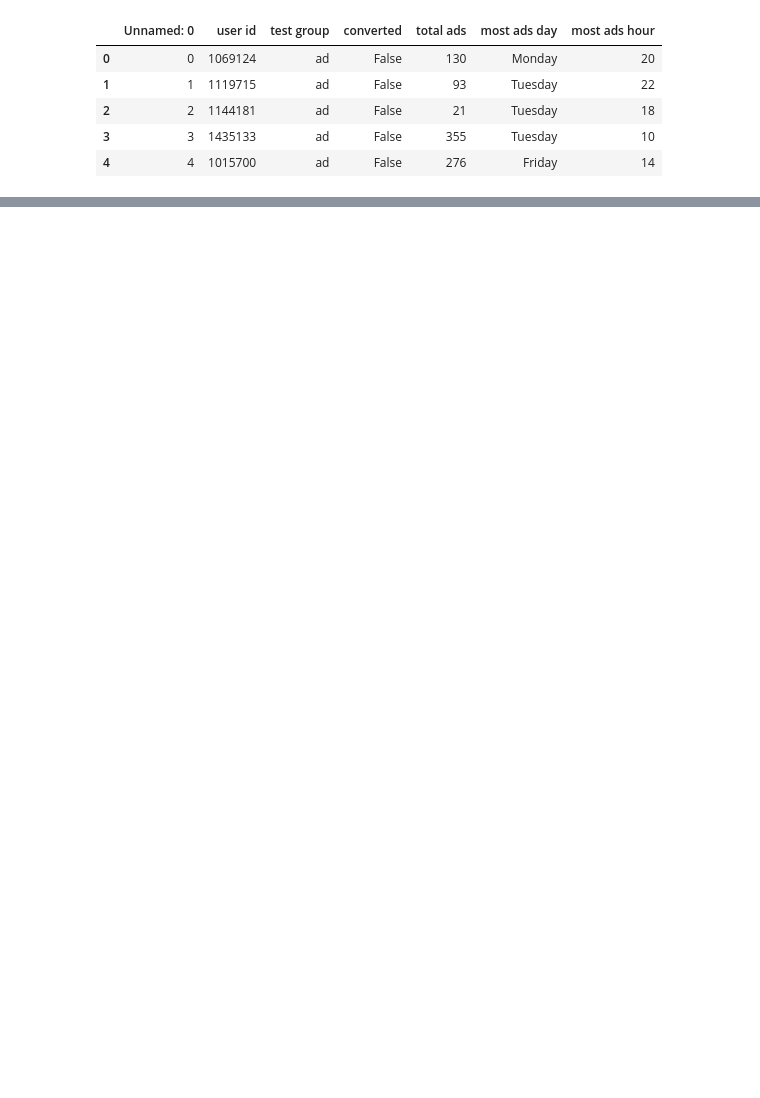
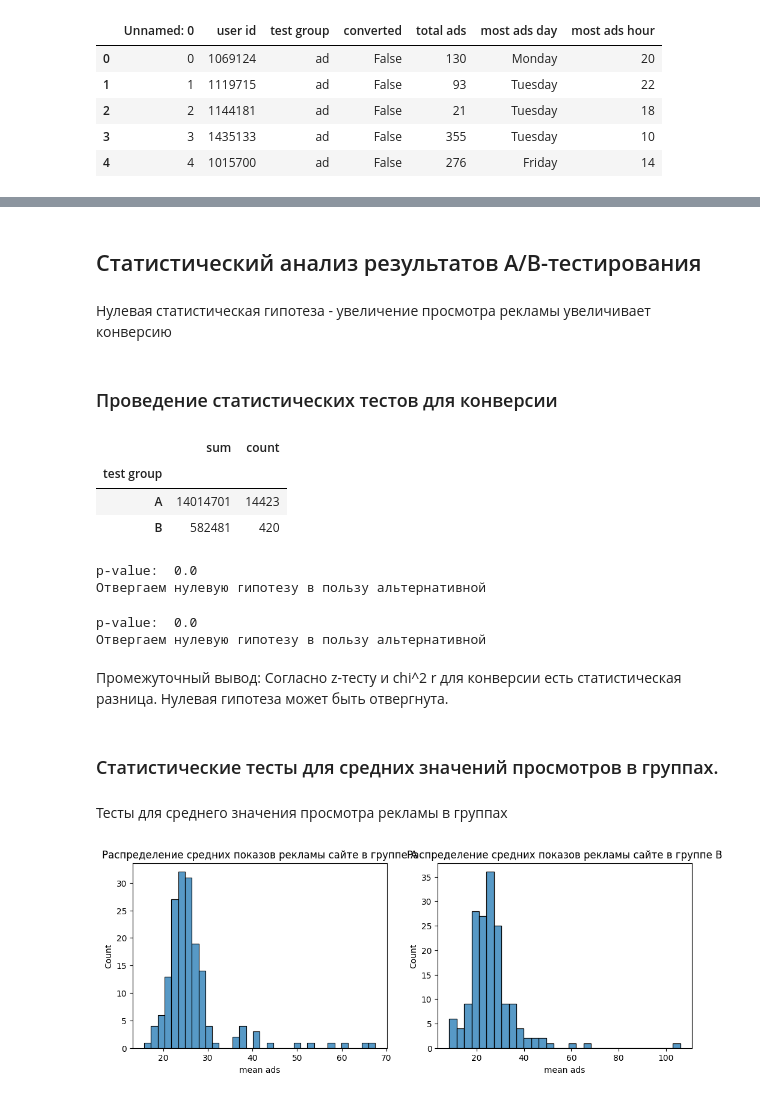
Before and after one commit to santerr80/BPMO_final, a Jupyter notebook: main.ipynb, the cells around one changed output, grey strips where cells are left out. Saved outputs shown, nothing was run; the diff lists cells and outputs as text; code cells hidden in the pictures; blank space fills up the shorter version.

```diff
--- a/main.ipynb
+++ b/main.ipynb
@@ -123,0 +139,80 @@ Text(0.5, 1.0, 'График конверсии по дням')
+# %% [markdown]
+## Cтатистический анализ результатов A/B-тестирования
+# %% [markdown]
+Нулевая статистическая гипотеза - увеличение просмотра рекламы увеличивает конверсию
+# %% [markdown]
+### Проведение статистических тестов для конверсии
+# %%
+from statsmodels.stats.proportion import proportions_ztest
+
+converted_piv = daily_data.groupby('test group').agg(
+    sum=('total ads', 'sum'),
+    count=('converted', 'sum'))
+display(converted_piv)
+# %% [output]
+|  | sum | count |
+| test group |  |  |
+| A | 14014701 | 14423 |
+| B | 582481 | 420 |
+# %%
+
+alpha = 0.05 # уровень значимости
+# вычисляем значение p-value для z-теста для пропорций
+_, p_value = proportions_ztest(
+    count=converted_piv['count'], #число «успехов»
+    nobs=converted_piv['sum'], #общее число наблюдений
+    alternative='two-sided')
+
+# выводим результат на экран
+print('p-value: ', round(p_value, 3))
+
+# сравниваем полученное p-value с уровнем значимости
+if (p_value <= alpha):
+    print("Отвергаем нулевую гипотезу в пользу альтернативной")
+else:
+    print("У нас нет оснований отвергнуть нулевую гипотезу")
+# %% [output]
+p-value:  0.0
+Отвергаем нулевую гипотезу в пользу альтернативной
+# %%
+from statsmodels.stats.proportion import proportions_chisquare
+
+alpha = 0.05 # уровень значимости
+# вычисляем значение p-value для Z-теста для пропорций
+_, p_value, c = proportions_chisquare(
+    count=converted_piv['count'], #число «успехов»
+    nobs=converted_piv['sum'] #общее число наблюдений
+)
+# выводим результат на экран
+print('p-value: ', round(p_value, 3))
+# сравниваем полученное p-value с уровнем значимости
+if (p_value <= alpha):
+    print("Отвергаем нулевую гипотезу в пользу альтернативной")
+else:
+    print("У нас нет оснований отвергнуть нулевую гипотезу")
+# %% [output]
+p-value:  0.0
+Отвергаем нулевую гипотезу в пользу альтернативной
+# %% [markdown]
+Промежуточный вывод:
+Согласно z-тесту  и chi^2 r для конверсии есть статистическая разница. Нулевая гипотеза может быть отвергнута.
+# %% [markdown]
+### Статистические тесты для средних значений просмотров в группах.
+# %% [markdown]
+Тесты для среднего значения просмотра рекламы в группах
+# %%
+data_a = daily_data[daily_data['test group'] == 'A']
+data_b = daily_data[daily_data['test group'] == 'B']
+
+
+# создаём два графика размером 12x4
+fig, axes = plt.subplots(1, 2, figsize=(12, 4))
+# строим гистограмму для времени на сайте в каждой группе
+sns.histplot(x='mean ads', data=data_a, ax=axes[0])
+sns.histplot(x='mean ads', data=data_b, ax=axes[1])
+# задаём названия графикам
+axes[0].set_title('Распределение средних показов рекламы сайте в группе А')
+axes[1].set_title('Распределение средних показов рекламы сайте в группе B')
+plt.show()
+# %% [output]
+[figure, added]
```
Also changed, not shown: parts of 25 cells of this notebook.
